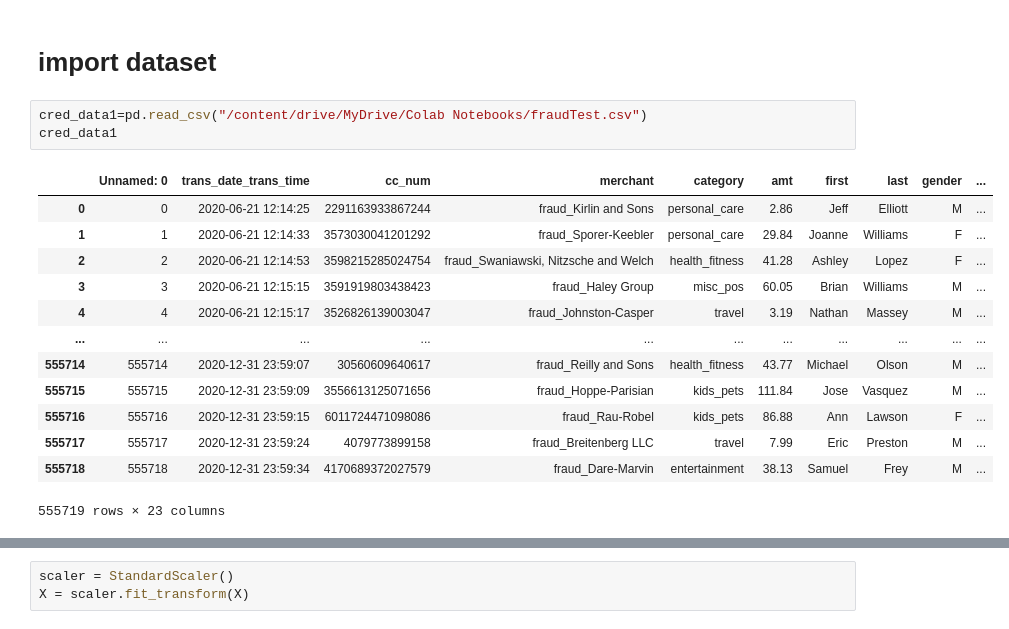
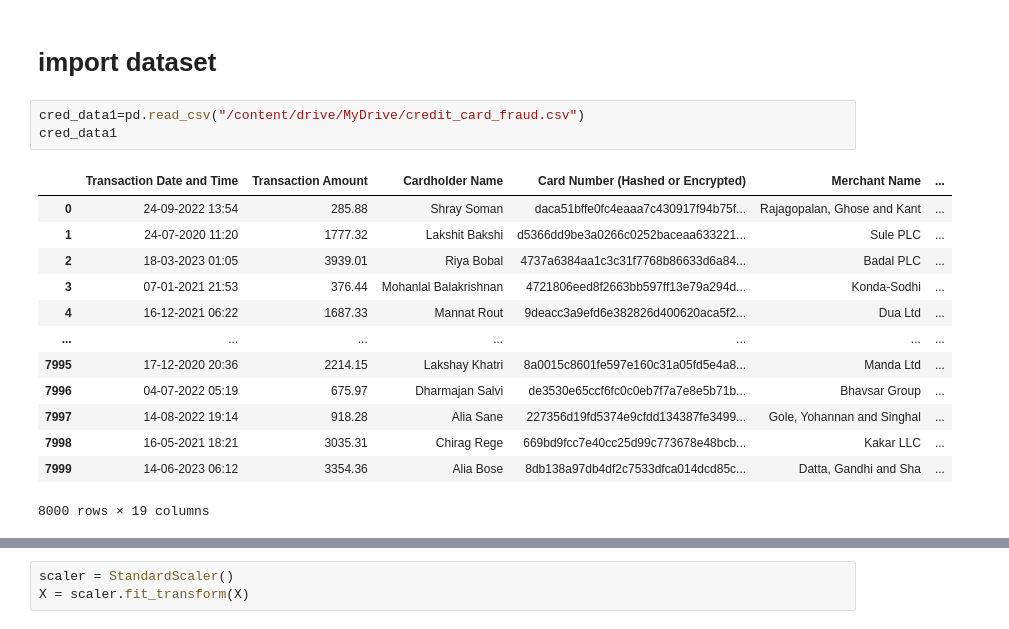
Before and after one commit to joshIsac/DeepLearningLab, a Jupyter notebook: 2348523_Multilayer_perceptron_lab2.ipynb, the cells around one changed output, grey strips where cells are left out. Cells and saved outputs as stored; diff of their text form.

```diff
--- a/2348523_Multilayer_perceptron_lab2.ipynb
+++ b/2348523_Multilayer_perceptron_lab2.ipynb
@@ -8,19 +8,19 @@ import seaborn as sn
 # %% [markdown]
 # import dataset
 # %%
-cred_data1=pd.read_csv("/content/drive/MyDrive/Colab Notebooks/fraudTest.csv")
+cred_data1=pd.read_csv("/content/drive/MyDrive/credit_card_fraud.csv")
 cred_data1
 # %% [output]
-|  | Unnamed: 0 | trans_date_trans_time | cc_num | merchant | category | amt | first | last | gender | ... |
-| 0 | 0 | 2020-06-21 12:14:25 | 2291163933867244 | fraud_Kirlin and Sons | personal_care | 2.86 | Jeff | Elliott | M | ... |
-| 1 | 1 | 2020-06-21 12:14:33 | 3573030041201292 | fraud_Sporer-Keebler | personal_care | 29.84 | Joanne | Williams | F | ... |
-| 2 | 2 | 2020-06-21 12:14:53 | 3598215285024754 | fraud_Swaniawski, Nitzsche and Welch | health_fitness | 41.28 | Ashley | Lopez | F | ... |
-| 3 | 3 | 2020-06-21 12:15:15 | 3591919803438423 | fraud_Haley Group | misc_pos | 60.05 | Brian | Williams | M | ... |
-| 4 | 4 | 2020-06-21 12:15:17 | 3526826139003047 | fraud_Johnston-Casper | travel | 3.19 | Nathan | Massey | M | ... |
-| ... | ... | ... | ... | ... | ... | ... | ... | ... | ... | ... |
-| 555714 | 555714 | 2020-12-31 23:59:07 | 30560609640617 | fraud_Reilly and Sons | health_fitness | 43.77 | Michael | Olson | M | ... |
-| 555715 | 555715 | 2020-12-31 23:59:09 | 3556613125071656 | fraud_Hoppe-Parisian | kids_pets | 111.84 | Jose | Vasquez | M | ... |
-| 555716 | 555716 | 2020-12-31 23:59:15 | 6011724471098086 | fraud_Rau-Robel | kids_pets | 86.88 | Ann | Lawson | F | ... |
-| 555717 | 555717 | 2020-12-31 23:59:24 | 4079773899158 | fraud_Breitenberg LLC | travel | 7.99 | Eric | Preston | M | ... |
-| 555718 | 555718 | 2020-12-31 23:59:34 | 4170689372027579 | fraud_Dare-Marvin | entertainment | 38.13 | Samuel | Frey | M | ... |
+|  | Transaction Date and Time | Transaction Amount | Cardholder Name | Card Number (Hashed or Encrypted) | Merchant Name | ... |
+| 0 | 24-09-2022 13:54 | 285.88 | Shray Soman | daca51bffe0fc4eaaa7c430917f94b75f... | Rajagopalan, Ghose and Kant | ... |
+| 1 | 24-07-2020 11:20 | 1777.32 | Lakshit Bakshi | d5366dd9be3a0266c0252baceaa633221... | Sule PLC | ... |
+| 2 | 18-03-2023 01:05 | 3939.01 | Riya Bobal | 4737a6384aa1c3c31f7768b86633d6a84... | Badal PLC | ... |
+| 3 | 07-01-2021 21:53 | 376.44 | Mohanlal Balakrishnan | 4721806eed8f2663bb597ff13e79a294d... | Konda-Sodhi | ... |
+| 4 | 16-12-2021 06:22 | 1687.33 | Mannat Rout | 9deacc3a9efd6e382826d400620aca5f2... | Dua Ltd | ... |
+| ... | ... | ... | ... | ... | ... | ... |
+| 7995 | 17-12-2020 20:36 | 2214.15 | Lakshay Khatri | 8a0015c8601fe597e160c31a05fd5e4a8... | Manda Ltd | ... |
+| 7996 | 04-07-2022 05:19 | 675.97 | Dharmajan Salvi | de3530e65ccf6fc0c0eb7f7a7e8e5b71b... | Bhavsar Group | ... |
+| 7997 | 14-08-2022 19:14 | 918.28 | Alia Sane | 227356d19fd5374e9cfdd134387fe3499... | Gole, Yohannan and Singhal | ... |
+| 7998 | 16-05-2021 18:21 | 3035.31 | Chirag Rege | 669bd9fcc7e40cc25d99c773678e48bcb... | Kakar LLC | ... |
+| 7999 | 14-06-2023 06:12 | 3354.36 | Alia Bose | 8db138a97db4df2c7533dfca014dcd85c... | Datta, Gandhi and Sha | ... |
-555719 rows × 23 columns
+8000 rows × 19 columns
```
Also changed, not shown: parts of 42 cells of this notebook.
